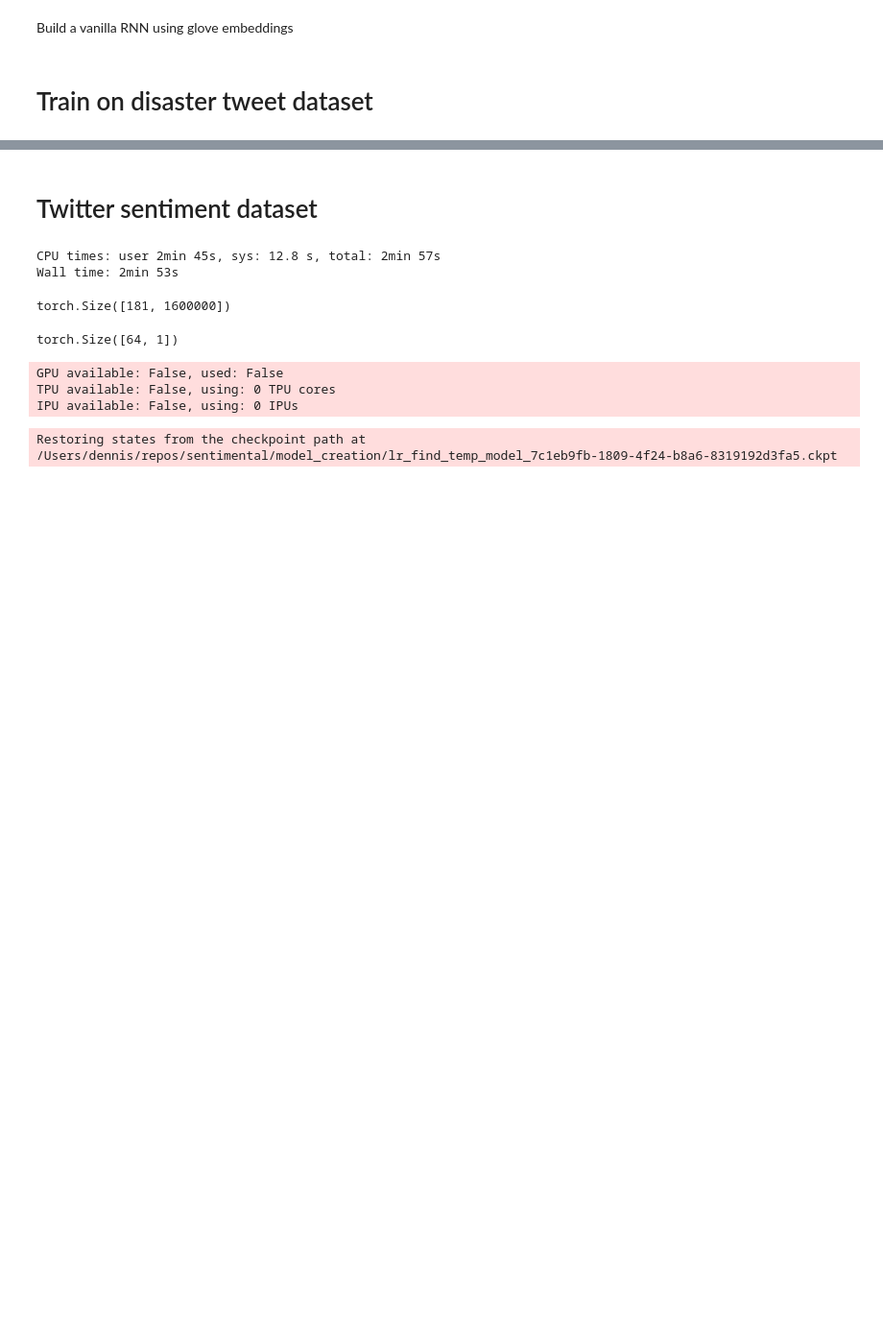
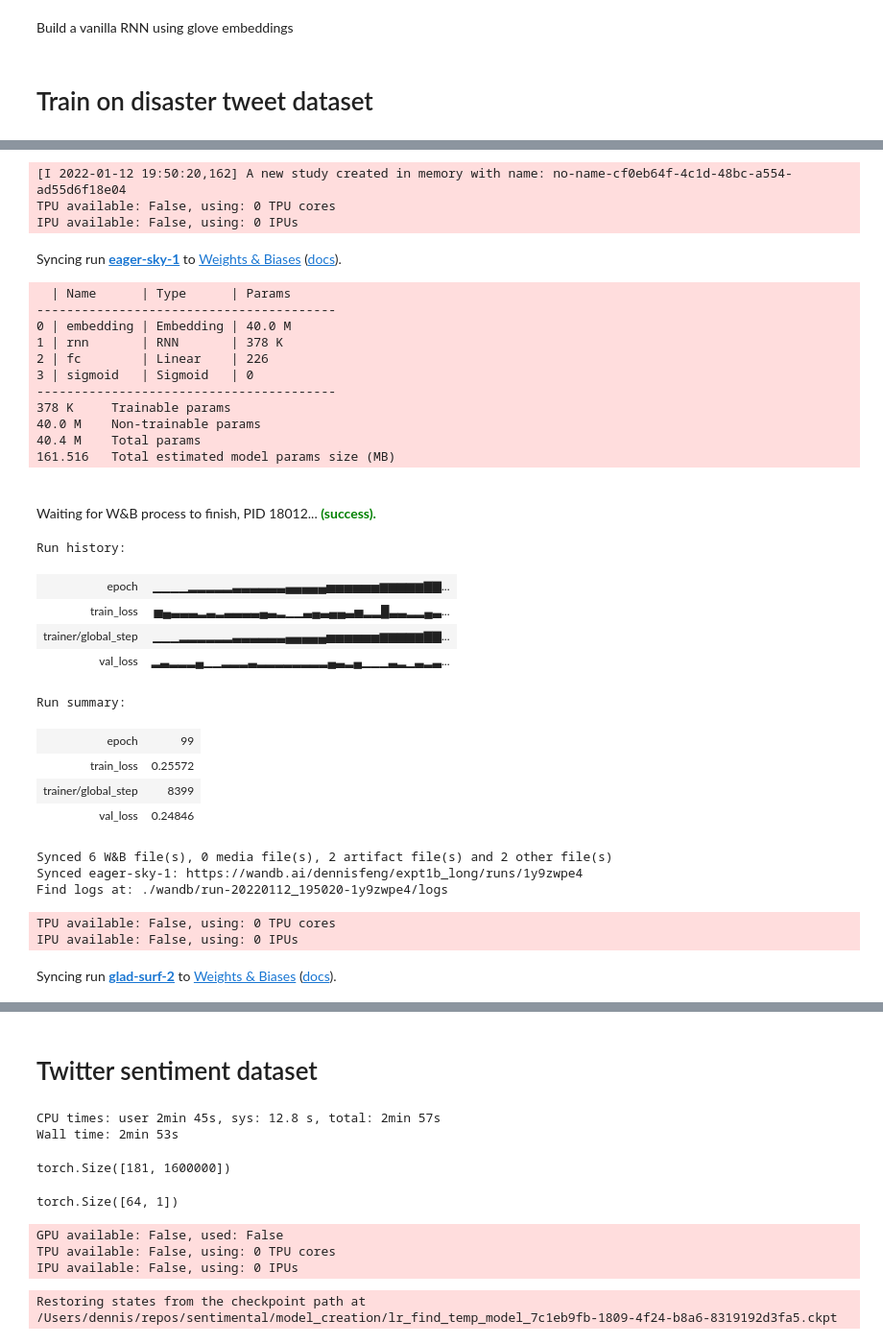
Before and after one commit to dennischenfeng/sentimental, a Jupyter notebook: model_creation/20211225_InitialModel.ipynb, the cells around one changed output, grey strips where cells are left out. Shown: that part at 96% size. Saved outputs shown, nothing was run; the diff lists cells and outputs as text; code cells hidden in the pictures; blank space fills up the shorter version.

Commit message:
using wandb, optuna, and pytorch lightning to run and analalyze hparam sweeps

```diff
--- a/model_creation/20211225_InitialModel.ipynb
+++ b/model_creation/20211225_InitialModel.ipynb
@@ -62,0 +111,14 @@ Download: dataset from https://www.kaggle.com/c/nlp-getting-started, rename the
+# %%
+%%time
+full_ds = TwitterDisasterDataset(tokenizer, voc)
+
+num_train = int(0.7 * len(full_ds))
+num_val = int(0.15 * len(full_ds))
+num_test = len(full_ds) - num_train - num_val
+batch_size = 64
+
+train_ds, val_ds, test_ds = random_split(full_ds, [num_train, num_val, num_test])
+
+train_dl = DataLoader(train_ds, batch_size=batch_size, shuffle=True)
+val_dl = DataLoader(val_ds, batch_size=batch_size, shuffle=False)
+test_dl = DataLoader(test_ds, batch_size=batch_size, shuffle=False)
@@ -62,0 +202,58 @@ Download: dataset from https://www.kaggle.com/c/nlp-getting-started, rename the
+# %%
+study = optuna.create_study()
+
+train_ds, val_ds, test_ds = random_split(full_ds, [num_train, num_val, num_test])
+train_dl = DataLoader(train_ds, batch_size=batch_size, shuffle=True)
+val_dl = DataLoader(val_ds, batch_size=batch_size, shuffle=False)
+test_dl = DataLoader(test_ds, batch_size=batch_size, shuffle=False)
+
+for i in tqdm(range(10)):
+    trial = study.ask()
+    hparams = dict(
+        hidden_size=trial.suggest_int('hidden_size', 64, 256),
+        dropout=trial.suggest_uniform('dropout', 0.1, 0.8),
+        lr=trial.suggest_loguniform('lr', 1e-4, 1e-2),
+        num_layers=trial.suggest_categorical('num_layers', [1,2,3,4,5,6])
+    )
+
+    vrnn = VanillaRNN(embedding, **hparams)
+    logger = WandbLogger(project='expt1b_long', log_model=False)
+    trainer = pl.Trainer(max_epochs=100, logger=logger)
+    trainer.fit(vrnn, train_dl, val_dl)
+    wandb.finish()
+
+    val_loss = trainer.logged_metrics['val_loss']
+    study.tell(trial, val_loss)
+# %% [output]
+[I 2022-01-12 19:50:20,162] A new study created in memory with name: no-name-cf0eb64f-4c1d-48bc-a554-ad55d6f18e04
+TPU available: False, using: 0 TPU cores
+IPU available: False, using: 0 IPUs
+Syncing run eager-sky-1 to Weights & Biases (docs).
+  | Name      | Type      | Params
+----------------------------------------
+0 | embedding | Embedding | 40.0 M
+1 | rnn       | RNN       | 378 K
+2 | fc        | Linear    | 226
+3 | sigmoid   | Sigmoid   | 0
+----------------------------------------
+378 K     Trainable params
+40.0 M    Non-trainable params
+40.4 M    Total params
+161.516   Total estimated model params size (MB)
+Waiting for W&B process to finish, PID 18012... (success).
+Run history:
+| epoch | ▁▁▁▁▂▂▂▂▂▃▃▃▃▃▃▄▄▄▄▄▅▅▅▅▅▅▆▆▆▆▆▇▇... |
+| train_loss | ▅▄▃▃▃▂▃▂▃▃▃▃▄▃▂▁▁▃▄▃▄▄▃▅▂▂█▃▃▂▂▄▃... |
+| trainer/global_step | ▁▁▁▂▂▂▂▂▂▃▃▃▃▃▃▄▄▄▄▄▅▅▅▅▅▅▆▆▆▆▆▇▇... |
+| val_loss | ▂▃▂▂▂▄▁▁▂▂▂▃▂▂▂▂▂▂▂▂▄▃▂▄▁▁▁▃▂▁▃▂▃... |
+Run summary:
+| epoch | 99 |
+| train_loss | 0.25572 |
+| trainer/global_step | 8399 |
+| val_loss | 0.24846 |
+Synced 6 W&B file(s), 0 media file(s), 2 artifact file(s) and 2 other file(s)
+Synced eager-sky-1: https://wandb.ai/dennisfeng/expt1b_long/runs/1y9zwpe4
+Find logs at: ./wandb/run-20220112_195020-1y9zwpe4/logs
+TPU available: False, using: 0 TPU cores
+IPU available: False, using: 0 IPUs
+Syncing run glad-surf-2 to Weights & Biases (docs).
```
Also changed, not shown: parts of 11 cells of this notebook, 2 other files.
